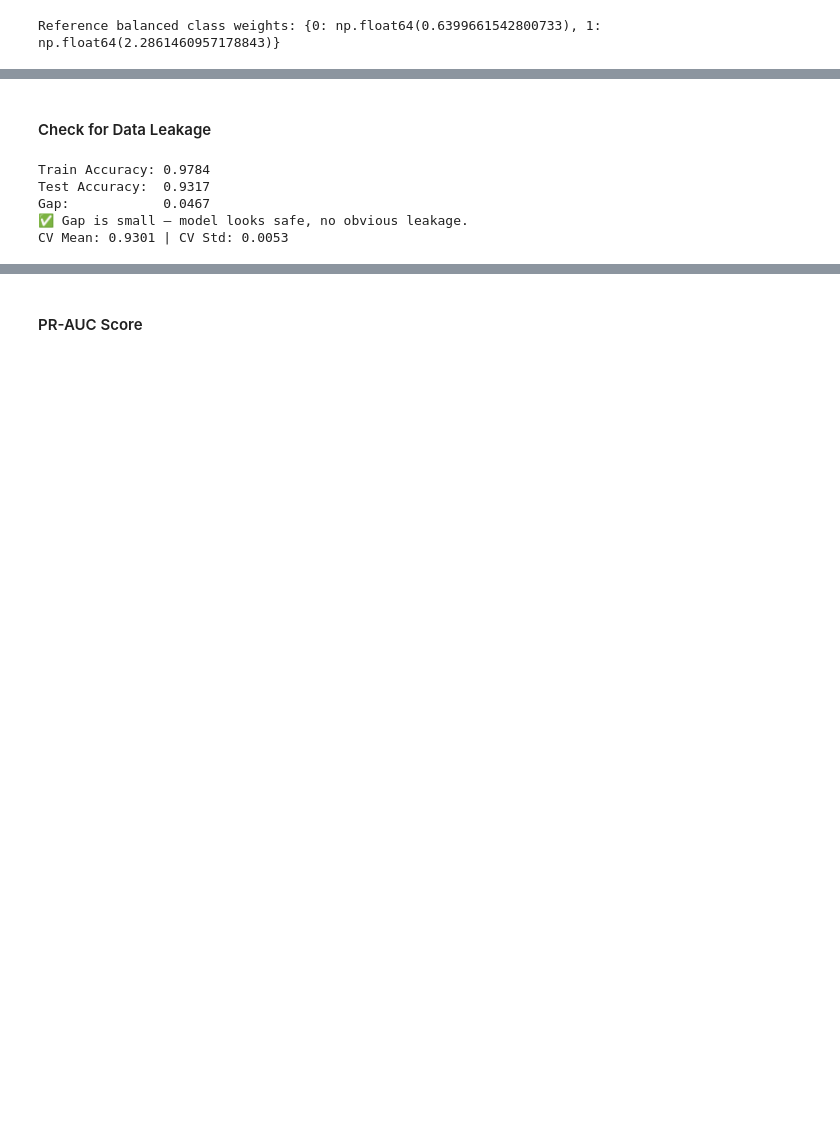
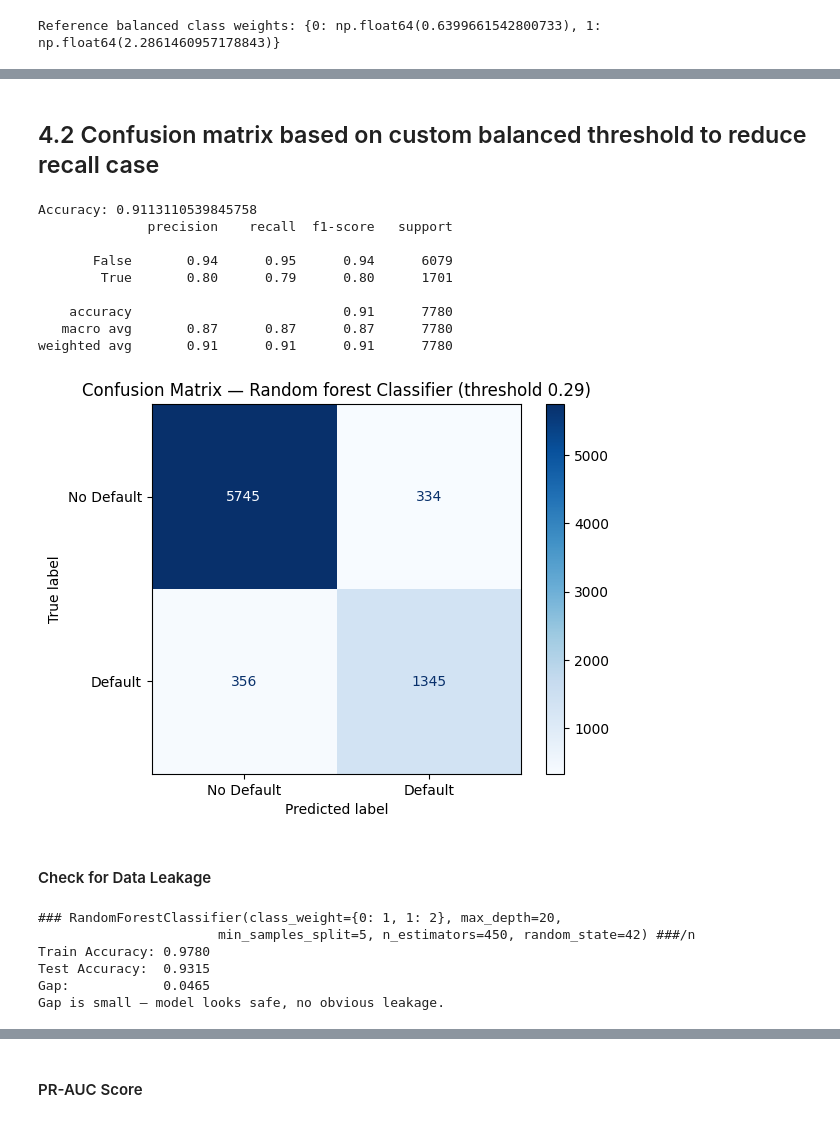
Before and after one commit to Harishkassa/Loan-Default-Prediction, a Jupyter notebook: notebooks/06_model_training.ipynb, the cells around one changed output, grey strips where cells are left out. Drawn from its saved outputs; the diff is of its cells as text; code cells hidden in the pictures; blank space fills up the shorter version.

```diff
--- a/notebooks/06_model_training.ipynb
+++ b/notebooks/06_model_training.ipynb
@@ -25,9 +12,10 @@ from notebooks import *
 # %% [markdown]
 ## 1. Load prepared data and preprocessor
 # %%
+# load saved preprocessor, train/test splits, feature list and scaled data
 # Relative paths (industry-standard structure)
-with open("../artifacts/models/preprocessor.pkl", "rb") as f:
-    preprocessor = pickle.load(f)
+with open("../artifacts/models/preprocessor_for_encoding.pkl", "rb") as f:
+    preprocessor_for_encoding = pickle.load(f)
 
 data = np.load("../artifacts/splits/x_y_splits.npz")
 X_train_prep = data['X_train_prep']
@@ -35,5 +23,9 @@ X_test_prep = data['X_test_prep']
 y_train = data['y_train']
 y_test = data['y_test']
 
+
+with open("../artifacts/features/categorical_cols.json", "r") as f:
+    categorical_cols_clean = json.load(f)
+
 scaled_data_X_train = pd.read_csv("../data/processed/scaled_data_X_train.csv")
-scaled_data_copy_test_df = pd.read_csv("../data/processed/scaled_data__copy_test_df.csv")
+scaled_data_X_test = pd.read_csv("../data/processed/scaled_data_X_test.csv")
@@ -114,11 +195,0 @@ Best CV F1 Score: 0.8170450143114872
-# %%
-best_rf = RandomForestClassifier(
-    **{'class_weight': {0: 1, 1: 2}, 'max_depth': 20, 'max_features': 'sqrt',
-       'min_samples_leaf': 1, 'min_samples_split': 5, 'n_estimators': 450},
-    random_state=42
-)
-best_rf.fit(X_train_prep, y_train)
-
-y_pred = best_rf.predict(X_test_prep)
-print("Accuracy:", accuracy_score(y_test, y_pred))
-print(classification_report(y_test, y_pred))
@@ -198,0 +196,13 @@ plt.show()
+# %%
+# run grid search for random forest and evaluate the tuned model
+rf_grid_search_result = rf_grid_search(
+    X_train_prep,
+    y_train)
+rf_tuned_model, rf_best_acc, rf_best_clf_report, rf_best_cm, rf_best_thresh = evaluate_model_with_threshold(
+    rf_grid_search_result,
+    scaled_data_X_test,
+    y_test,
+    "Random Forest classifier",
+    tune=True,
+    show_threshold_table=True
+)
@@ -199,3 +227,24 @@ plt.show()
+# %% [markdown]
+## 4.2 Confusion matrix based on custom balanced threshold to reduce recall case
+# %%
+# show confusion matrix for the tuned model at the chosen threshold
+_, rf_y_preds = show_confusion_matrix_from_prediction(
+    rf_tuned_model,
+    X_test_prep,
+    y_test,
+    "Random forest Classifier",
+    threshold=0.29)
+# %% [output]
+Accuracy: 0.9113110539845758
+              precision    recall  f1-score   support
+
+       False       0.94      0.95      0.94      6079
+        True       0.80      0.79      0.80      1701
+
+    accuracy                           0.91      7780
+   macro avg       0.87      0.87      0.87      7780
+weighted avg       0.91      0.91      0.91      7780
+[figure, added]
 # %% [markdown]
 #### Check for Data Leakage
 # %%
@@ -224,8 +266,10 @@ def check_leakage(model, X_train, y_train, X_test, y_test, threshold=0.05):
-# %%
-check_leakage(best_rf, X_train_prep, y_train, X_test_prep, y_test)
-# %% [output]
-Train Accuracy: 0.9784
-Test Accuracy:  0.9317
-Gap:            0.0467
-✅ Gap is small — model looks safe, no obvious leakage.
-CV Mean: 0.9301 | CV Std: 0.0053
+# %%
+# run leakage check on the tuned random forest model
+check_leakage(rf_tuned_model, X_train_prep, y_train, X_test_prep, y_test)
+# %% [output]
+### RandomForestClassifier(class_weight={0: 1, 1: 2}, max_depth=20,
+                       min_samples_split=5, n_estimators=450, random_state=42) ###/n
+Train Accuracy: 0.9780
+Test Accuracy:  0.9315
+Gap:            0.0465
+Gap is small — model looks safe, no obvious leakage.
```
Also changed, not shown: parts of 63 cells of this notebook, 12 other files.
